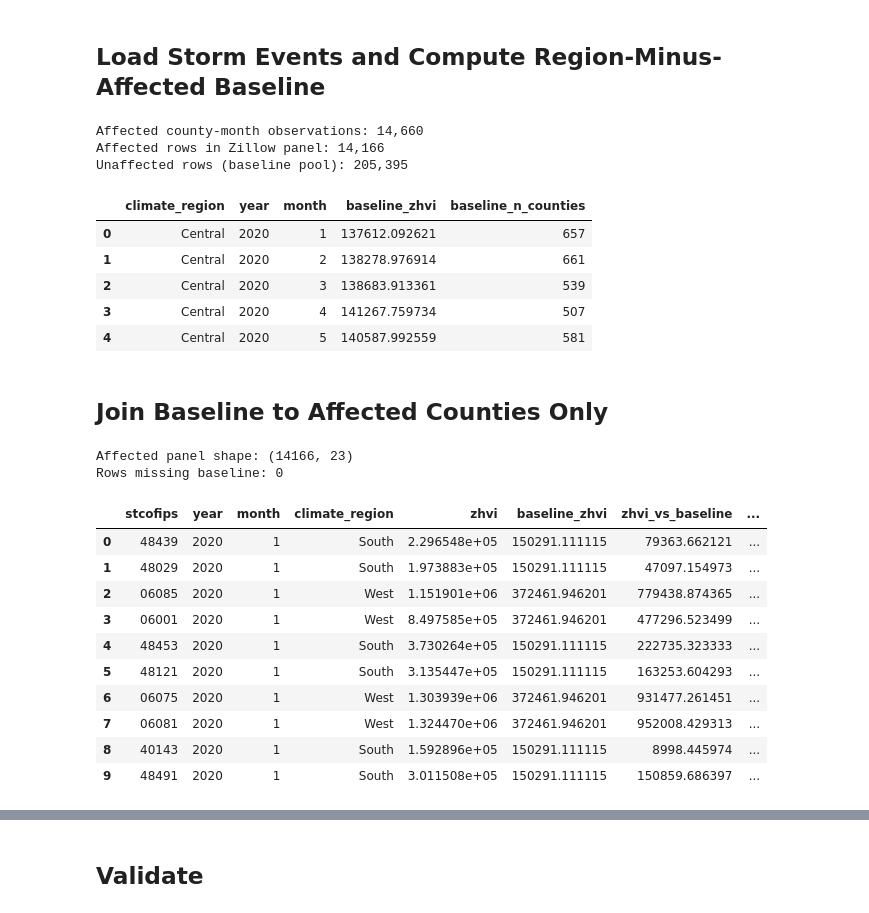
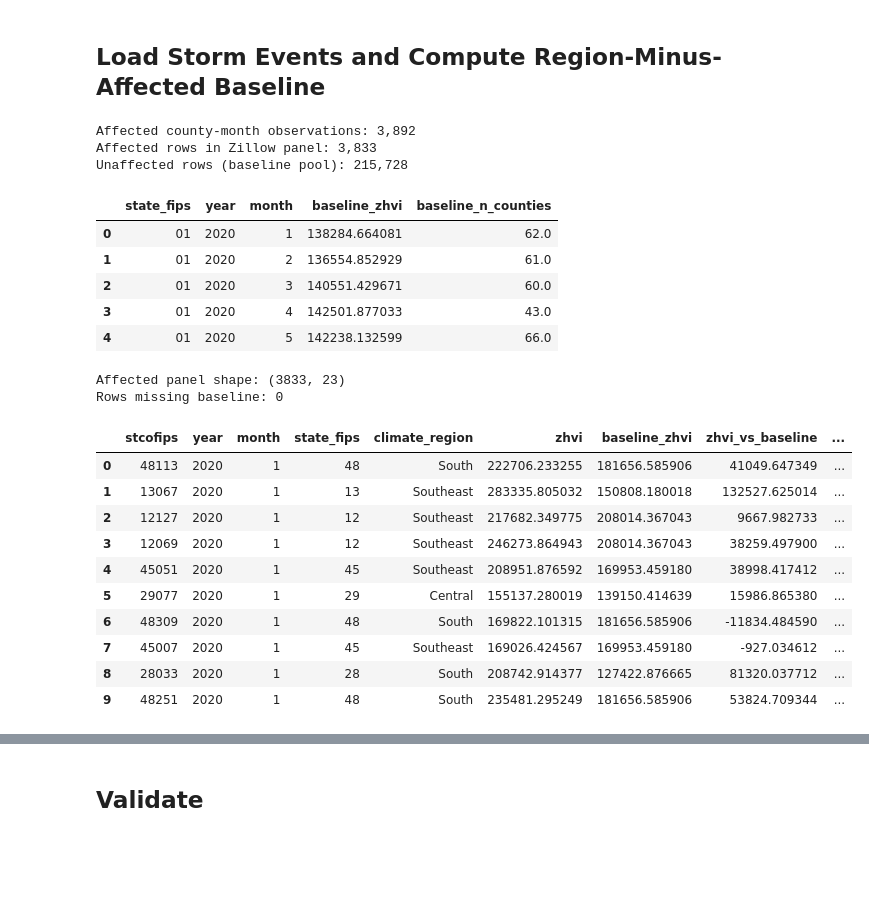
Before and after one commit to csclev/climate-exposure, a Jupyter notebook: notebooks/04_zillow_pipeline.ipynb, the cells around one changed output, grey strips where cells are left out. Saved outputs shown, nothing was run; the diff lists cells and outputs as text; code cells hidden in the pictures; blank space fills up the shorter version.

Commit message:
reset baseline to neighboring counties that are tornado free, fed into LPDID

```diff
--- a/notebooks/04_zillow_pipeline.ipynb
+++ b/notebooks/04_zillow_pipeline.ipynb
@@ -178,22 +178,24 @@ print(f'Affected county-month observations: {len(affected):,}')
 
 # Flag affected counties in the full panel
 panel['affected'] = panel.apply(
-    lambda r: (r['stcofips'], r['year'], r['month']) in affected, axis=1
+    lambda r: (r['stcofips']b, r['year'], r['month']) in affected, axis=1
 )
 
 print(f'Affected rows in Zillow panel: {panel["affected"].sum():,}')
 print(f'Unaffected rows (baseline pool): {(~panel["affected"]).sum():,}')
 # %% [output]
-Affected county-month observations: 14,660
-Affected rows in Zillow panel: 14,166
-Unaffected rows (baseline pool): 205,395
+Affected county-month observations: 3,892
+Affected rows in Zillow panel: 3,833
+Unaffected rows (baseline pool): 215,728
 # %%
 # Compute regional baseline: equal-weighted mean ZHVI of unaffected counties
 # per climate_region x year x month
 # Primary baseline: unaffected counties only
+baseline_group_col = 'state_fips'
+
 baseline_unaffected = (
     panel[~panel['affected']]
-    .groupby(['climate_region', 'year', 'month'])['zhvi']
+    .groupby([baseline_group_col, 'year', 'month'])['zhvi']
     .agg(baseline_zhvi='mean', baseline_n_counties='count')
     .reset_index()
 )
@@ -201,7 +203,7 @@ baseline_unaffected = (
 # Fallback baseline: full region mean for months where no unaffected counties exist
 baseline_full = (
     panel
-    .groupby(['climate_region', 'year', 'month'])['zhvi']
+    .groupby([baseline_group_col, 'year', 'month'])['zhvi']
     .agg(baseline_zhvi='mean', baseline_n_counties='count')
     .reset_index()
     .rename(columns={'baseline_zhvi': 'baseline_zhvi_full',
@@ -209,48 +211,46 @@ baseline_full = (
 )
 
 # Merge and fill gaps
-baseline = baseline_unaffected.merge(baseline_full, on=['climate_region', 'year', 'month'], how='right')
+baseline = baseline_unaffected.merge(baseline_full, on=[baseline_group_col, 'year', 'month'], how='right')
 baseline['baseline_zhvi']      = baseline['baseline_zhvi'].fillna(baseline['baseline_zhvi_full'])
 baseline['baseline_n_counties'] = baseline['baseline_n_counties'].fillna(0)
 baseline = baseline.drop(columns=['baseline_zhvi_full', 'baseline_n_counties_full'])
 baseline.head()
 # %% [output]
-|  | climate_region | year | month | baseline_zhvi | baseline_n_counties |
-| 0 | Central | 2020 | 1 | 137612.092621 | 657 |
-| 1 | Central | 2020 | 2 | 138278.976914 | 661 |
-| 2 | Central | 2020 | 3 | 138683.913361 | 539 |
-| 3 | Central | 2020 | 4 | 141267.759734 | 507 |
-| 4 | Central | 2020 | 5 | 140587.992559 | 581 |
+|  | state_fips | year | month | baseline_zhvi | baseline_n_counties |
+| 0 | 01 | 2020 | 1 | 138284.664081 | 62.0 |
+| 1 | 01 | 2020 | 2 | 136554.852929 | 61.0 |
+| 2 | 01 | 2020 | 3 | 140551.429671 | 60.0 |
+| 3 | 01 | 2020 | 4 | 142501.877033 | 43.0 |
+| 4 | 01 | 2020 | 5 | 142238.132599 | 66.0 |
-# %% [markdown]
-## Join Baseline to Affected Counties Only
 # %%
 # Keep only storm-affected county-months for the analysis dataset
 affected_panel = panel[panel['affected']].copy()
 
 # Join regional baseline
 affected_panel = affected_panel.merge(
     baseline,
-    on=['climate_region', 'year', 'month'],
+    on=[baseline_group_col, 'year', 'month'],
     how='left'
 )
 
 # Compute ZHVI deviation from baseline (positive = above baseline)
 affected_panel['zhvi_vs_baseline'] = affected_panel['zhvi'] - affected_panel['baseline_zhvi']
 
 print(f'Affected panel shape: {affected_panel.shape}')
 print(f'Rows missing baseline: {affected_panel["baseline_zhvi"].isnull().sum()}')
-affected_panel[['stcofips', 'year', 'month', 'climate_region', 'zhvi', 'baseline_zhvi', 'zhvi_vs_baseline', 'baseline_n_counties']].head(10)
+affected_panel[['stcofips', 'year', 'month',baseline_group_col,'climate_region', 'zhvi', 'baseline_zhvi', 'zhvi_vs_baseline', 'baseline_n_counties']].head(10)
 # %% [output]
-Affected panel shape: (14166, 23)
+Affected panel shape: (3833, 23)
 Rows missing baseline: 0
-|  | stcofips | year | month | climate_region | zhvi | baseline_zhvi | zhvi_vs_baseline | ... |
-| 0 | 48439 | 2020 | 1 | South | 2.296548e+05 | 150291.111115 | 79363.662121 | ... |
-| 1 | 48029 | 2020 | 1 | South | 1.973883e+05 | 150291.111115 | 47097.154973 | ... |
-| 2 | 06085 | 2020 | 1 | West | 1.151901e+06 | 372461.946201 | 779438.874365 | ... |
-| 3 | 06001 | 2020 | 1 | West | 8.497585e+05 | 372461.946201 | 477296.523499 | ... |
-| 4 | 48453 | 2020 | 1 | South | 3.730264e+05 | 150291.111115 | 222735.323333 | ... |
-| 5 | 48121 | 2020 | 1 | South | 3.135447e+05 | 150291.111115 | 163253.604293 | ... |
-| 6 | 06075 | 2020 | 1 | West | 1.303939e+06 | 372461.946201 | 931477.261451 | ... |
-| 7 | 06081 | 2020 | 1 | West | 1.324470e+06 | 372461.946201 | 952008.429313 | ... |
-| 8 | 40143 | 2020 | 1 | South | 1.592896e+05 | 150291.111115 | 8998.445974 | ... |
-| 9 | 48491 | 2020 | 1 | South | 3.011508e+05 | 150291.111115 | 150859.686397 | ... |
+|  | stcofips | year | month | state_fips | climate_region | zhvi | baseline_zhvi | zhvi_vs_baseline | ... |
+| 0 | 48113 | 2020 | 1 | 48 | South | 222706.233255 | 181656.585906 | 41049.647349 | ... |
+| 1 | 13067 | 2020 | 1 | 13 | Southeast | 283335.805032 | 150808.180018 | 132527.625014 | ... |
+| 2 | 12127 | 2020 | 1 | 12 | Southeast | 217682.349775 | 208014.367043 | 9667.982733 | ... |
+| 3 | 12069 | 2020 | 1 | 12 | Southeast | 246273.864943 | 208014.367043 | 38259.497900 | ... |
+| 4 | 45051 | 2020 | 1 | 45 | Southeast | 208951.876592 | 169953.459180 | 38998.417412 | ... |
+| 5 | 29077 | 2020 | 1 | 29 | Central | 155137.280019 | 139150.414639 | 15986.865380 | ... |
+| 6 | 48309 | 2020 | 1 | 48 | South | 169822.101315 | 181656.585906 | -11834.484590 | ... |
+| 7 | 45007 | 2020 | 1 | 45 | Southeast | 169026.424567 | 169953.459180 | -927.034612 | ... |
+| 8 | 28033 | 2020 | 1 | 28 | South | 208742.914377 | 127422.876665 | 81320.037712 | ... |
+| 9 | 48251 | 2020 | 1 | 48 | South | 235481.295249 | 181656.585906 | 53824.709344 | ... |
```
Also changed, not shown: parts of 7 cells of this notebook, 30 other files.
